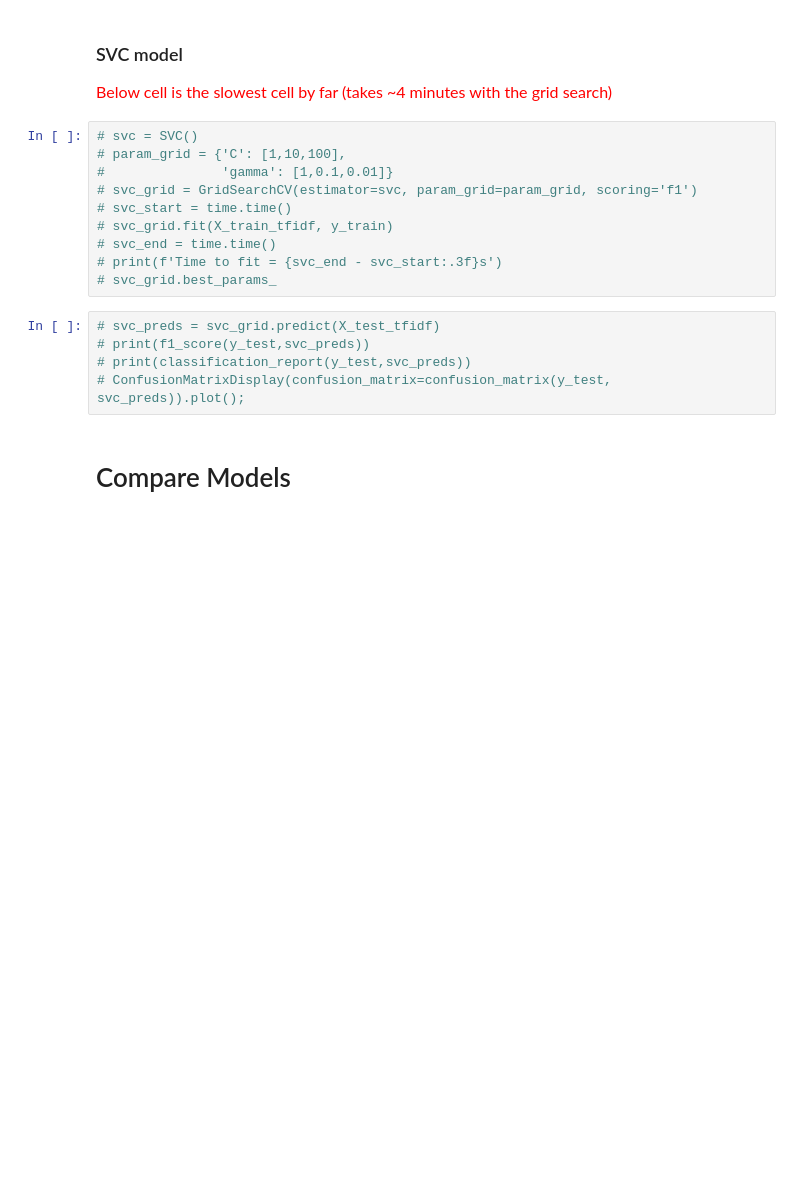
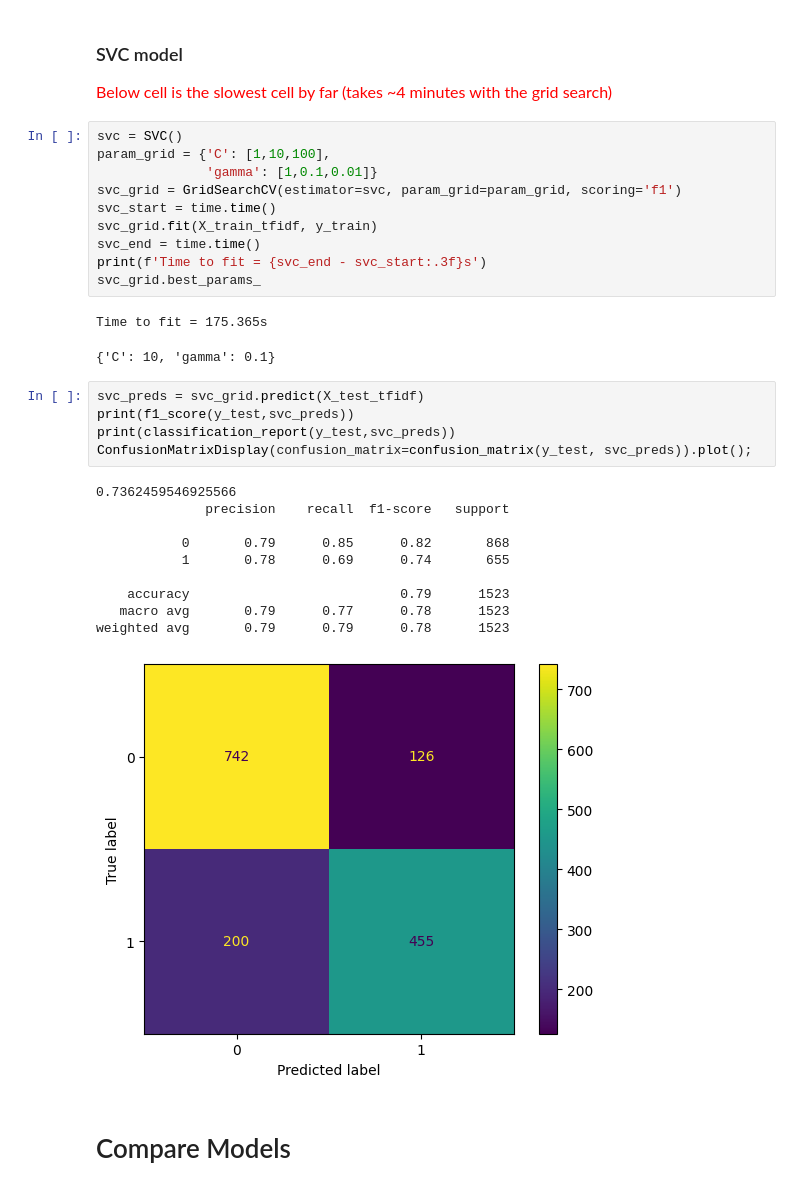
Before and after one commit to andrewbremner3/NLP_Tweet_Catagorization, a Jupyter notebook: disastertweets-nlp.ipynb, the cells around one changed output. Cells and saved outputs as stored; diff of their text form; blank space fills up the shorter version.

```diff
--- a/disastertweets-nlp.ipynb
+++ b/disastertweets-nlp.ipynb
@@ -373,20 +373,34 @@ weighted avg       0.77      0.77      0.77      1523
 ### SVC model
 <span style="font-size:16px;color:red;"> Below cell is the slowest cell by far (takes ~4 minutes with the grid search) </span>
 # %%
-# svc = SVC()
-# param_grid = {'C': [1,10,100],
-#               'gamma': [1,0.1,0.01]}
-# svc_grid = GridSearchCV(estimator=svc, param_grid=param_grid, scoring='f1')
-# svc_start = time.time()
-# svc_grid.fit(X_train_tfidf, y_train)
-# svc_end = time.time()
-# print(f'Time to fit = {svc_end - svc_start:.3f}s')
-# svc_grid.best_params_
+svc = SVC()
+param_grid = {'C': [1,10,100],
+              'gamma': [1,0.1,0.01]}
+svc_grid = GridSearchCV(estimator=svc, param_grid=param_grid, scoring='f1')
+svc_start = time.time()
+svc_grid.fit(X_train_tfidf, y_train)
+svc_end = time.time()
+print(f'Time to fit = {svc_end - svc_start:.3f}s')
+svc_grid.best_params_
+# %% [output]
+Time to fit = 175.365s
+{'C': 10, 'gamma': 0.1}
 # %%
-# svc_preds = svc_grid.predict(X_test_tfidf)
-# print(f1_score(y_test,svc_preds))
-# print(classification_report(y_test,svc_preds))
-# ConfusionMatrixDisplay(confusion_matrix=confusion_matrix(y_test, svc_preds)).plot();
+svc_preds = svc_grid.predict(X_test_tfidf)
+print(f1_score(y_test,svc_preds))
+print(classification_report(y_test,svc_preds))
+ConfusionMatrixDisplay(confusion_matrix=confusion_matrix(y_test, svc_preds)).plot();
+# %% [output]
+0.7362459546925566
+              precision    recall  f1-score   support
+
+           0       0.79      0.85      0.82       868
+           1       0.78      0.69      0.74       655
+
+    accuracy                           0.79      1523
+   macro avg       0.79      0.77      0.78      1523
+weighted avg       0.79      0.79      0.78      1523
+[figure, added]
 # %% [markdown]
 # Compare Models
 # %%
```
Also changed, not shown: parts of 8 cells of this notebook.
